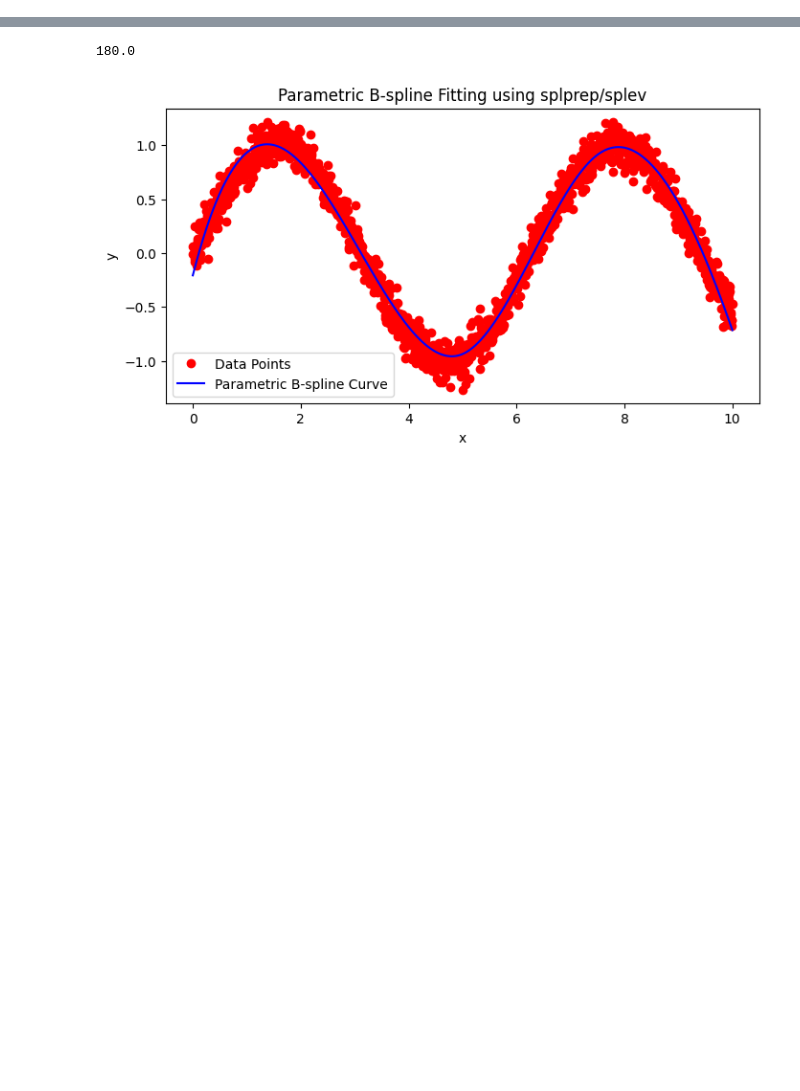
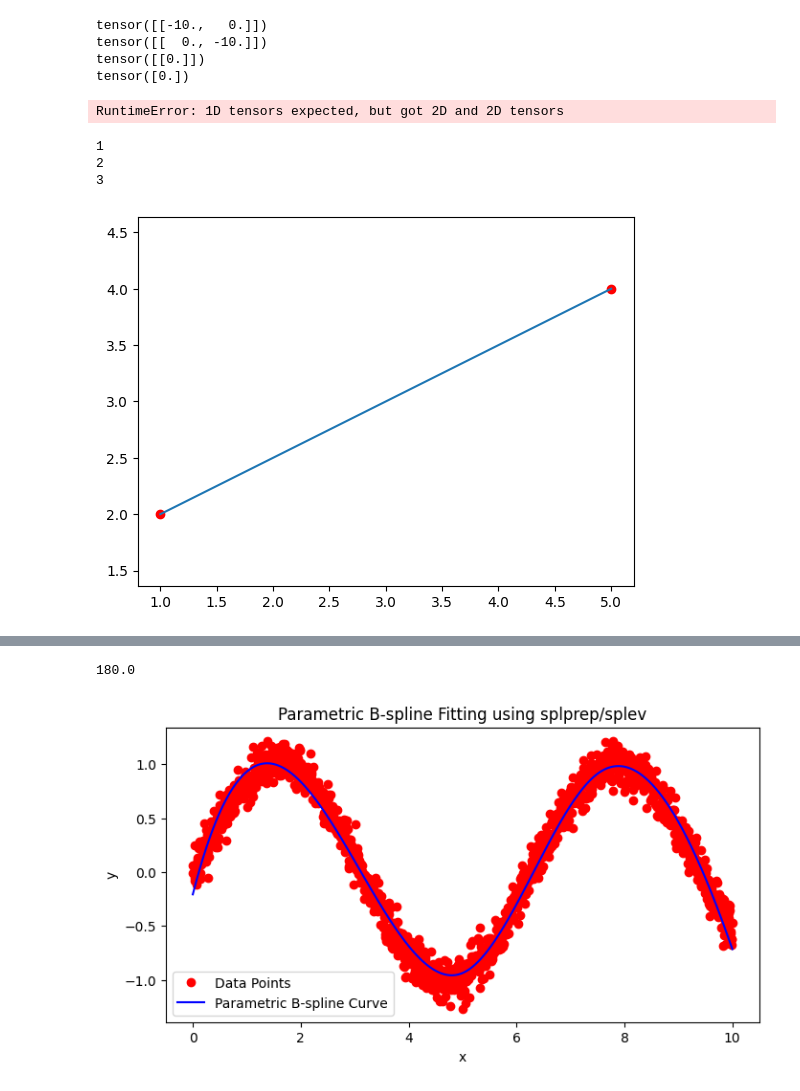
Before and after one commit to rotematari/DLOSeg, a Jupyter notebook: test2.ipynb, the cells around one changed output, grey strips where cells are left out. Drawn from its saved outputs; the diff is of its cells as text; code cells hidden in the pictures; blank space fills up the shorter version.

```diff
--- a/test2.ipynb
+++ b/test2.ipynb
@@ -6,0 +55,39 @@ path[::-1]
+# %%
+print(e_prev)
+print(e_next)
+print(e_prev @ e_next.T)
+print((e_prev * e_next).sum(dim=1))
+# %% [output]
+tensor([[-10.,   0.]])
+tensor([[  0., -10.]])
+tensor([[0.]])
+tensor([0.])
+# %%
+L_prev * L_next + e_prev.dot(e_next) + 1e-12
+# %% [output]
+RuntimeError: 1D tensors expected, but got 2D and 2D tensors
+# %%
+kb_i = 2 *  e_prev.cross(e_next) / (L_prev * L_next + e_prev.dot(e_next) + 1e-12)  # κᵢ
+# Bending energy
+1.0 * torch.sum(kb_i**2 / li)
+# %% [output]
+1
+2
+3
+# %%
+def line_points(p1, p2, num=10):
+    x1, y1 = p1
+    x2, y2 = p2
+    t = np.linspace(0, 1, num)
+    x = (1 - t) * x1 + t * x2
+    y = (1 - t) * y1 + t * y2
+    return x, y
+
+import matplotlib.pyplot as plt
+x, y = line_points((1, 2), (5, 4))
+plt.plot(x, y)
+plt.scatter(*zip((1, 2), (5, 4)), color='red')  # endpoints
+plt.axis('equal')
+plt.show()
+# %% [output]
+[figure, added]
```
Also changed, not shown: parts of 4 cells of this notebook, 17 other files.
